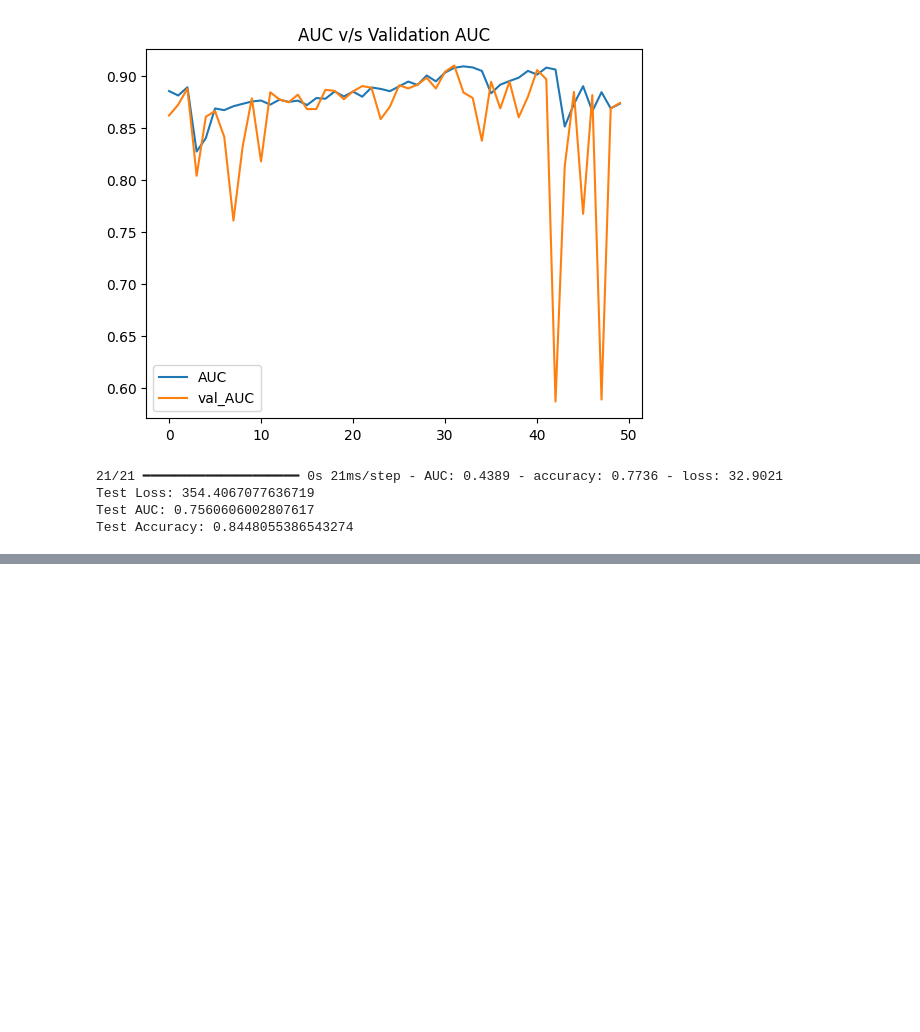
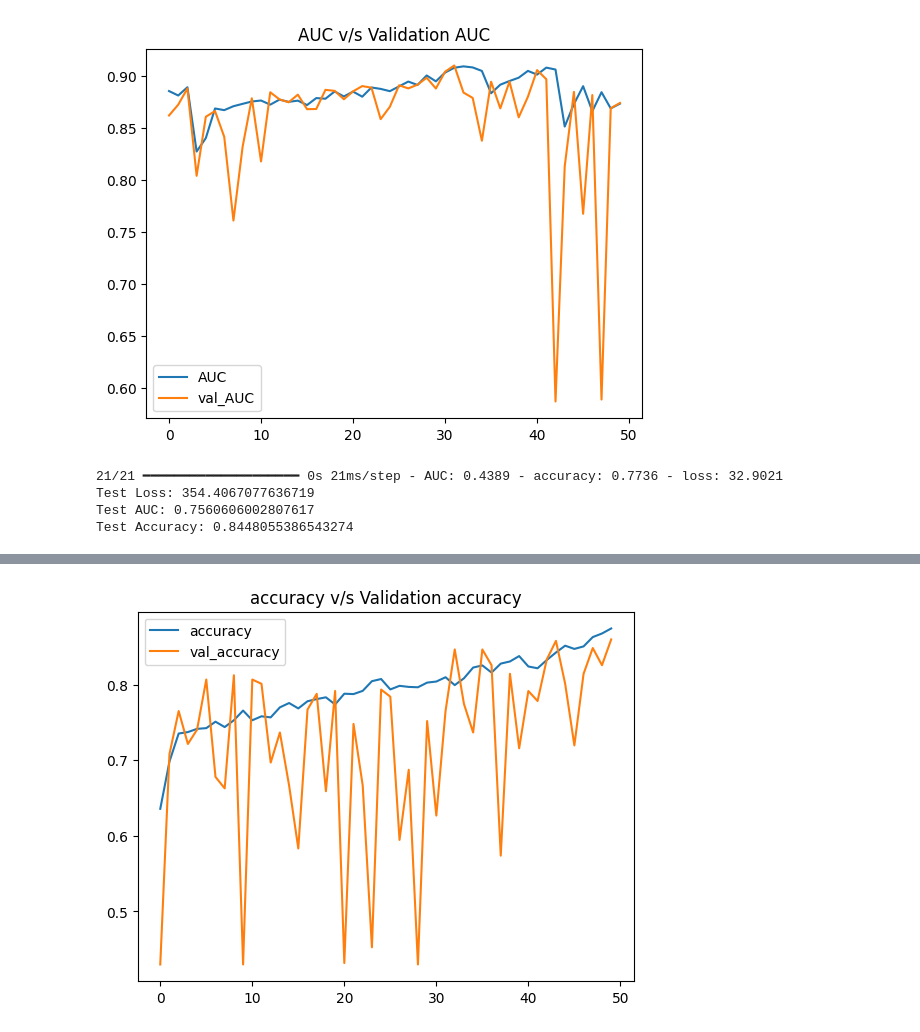
Before and after one commit to ishreya09/Skin-Cancer-Detection, a Jupyter notebook: skin-cancer-detection-malignant-vs-benign.ipynb, the cells around one changed output, grey strips where cells are left out. Saved outputs shown, nothing was run; the diff lists cells and outputs as text; code cells hidden in the pictures; blank space fills up the shorter version.

Commit message:
Model Checkpointing and Early Stopping implemented to get best model

```diff
--- a/skin-cancer-detection-malignant-vs-benign.ipynb
+++ b/skin-cancer-detection-malignant-vs-benign.ipynb
@@ -738,0 +787,14 @@ model.save('CNN_SKINCANCER_Hyperparameter_Tuned.h5')
+# %%
+from tensorflow.keras.callbacks import EarlyStopping, ModelCheckpoint
+model = build_model()
+
+# Train the model
+history = model.fit(
+    train_ds,
+    validation_data=val_ds,
+    epochs=50,  # Adjust the number of epochs as needed
+    callbacks=[
+        tf.keras.callbacks.EarlyStopping(monitor='val_loss', patience=10, restore_best_weights=True),
+        tf.keras.callbacks.ModelCheckpoint('best_model.keras', save_best_only=True, monitor='val_accuracy')
+    ]
+)
@@ -738,0 +819,3 @@ model.save('CNN_SKINCANCER_Hyperparameter_Tuned.h5')
+# %%
+hist_df = pd.DataFrame(history.history)
+hist_df.head()
@@ -738,0 +829,8 @@ model.save('CNN_SKINCANCER_Hyperparameter_Tuned.h5')
+# %%
+hist_df['accuracy'].plot()
+hist_df['val_accuracy'].plot()
+plt.title('accuracy v/s Validation accuracy')
+plt.legend()
+plt.show()
+# %% [output]
+[figure, added]
```
Also changed, not shown: parts of 8 cells of this notebook.
